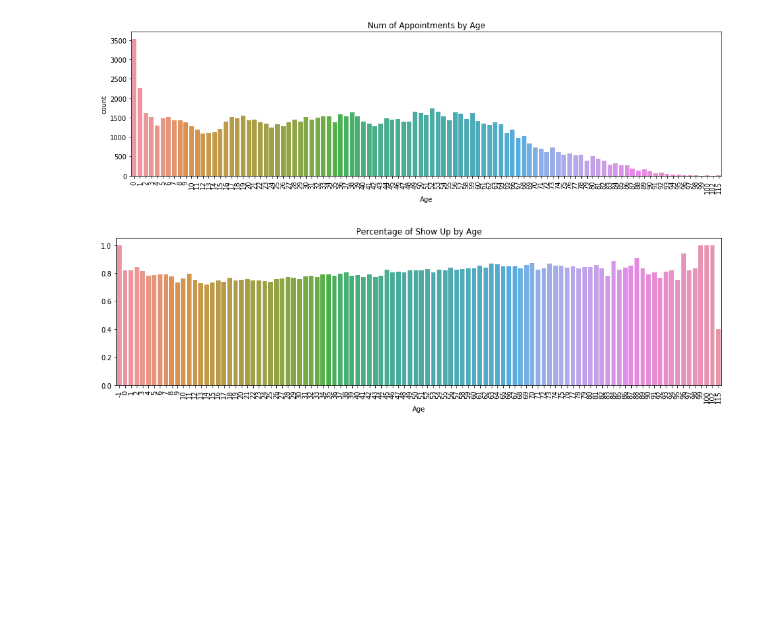
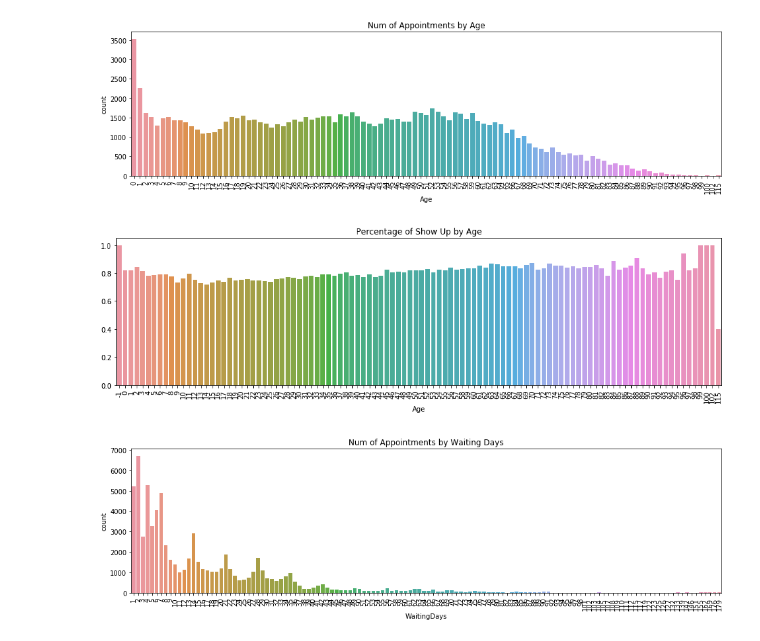
Before and after one commit to silicon-valley-gods-eye/Medical-Appointment-No-Shows, a Jupyter notebook: main.ipynb, the cells around one changed output. Saved outputs shown, nothing was run; the diff lists cells and outputs as text; code cells hidden in the pictures; blank space fills up the shorter version.

```diff
--- a/main.ipynb
+++ b/main.ipynb
@@ -165,6 +165,14 @@ ax.set_title("Percentage of Show Up by Age")
 plt.show()
 # %% [output]
 [figure]
+# %%
+plt.figure(figsize=(16,4))
+plt.xticks(rotation=90)
+ax = sns.countplot(x=df.WaitingDays[df.WaitingDays>0])
+ax.set_title("Num of Appointments by Waiting Days")
+plt.show()
+# %% [output]
+[figure, added]
 # %%
 df_w_ratio = df[df.NoShow == 0].groupby(['WaitingDays']).size()/df.groupby(['WaitingDays']).size()
 
```
Also changed, not shown: parts of 2 cells of this notebook.
